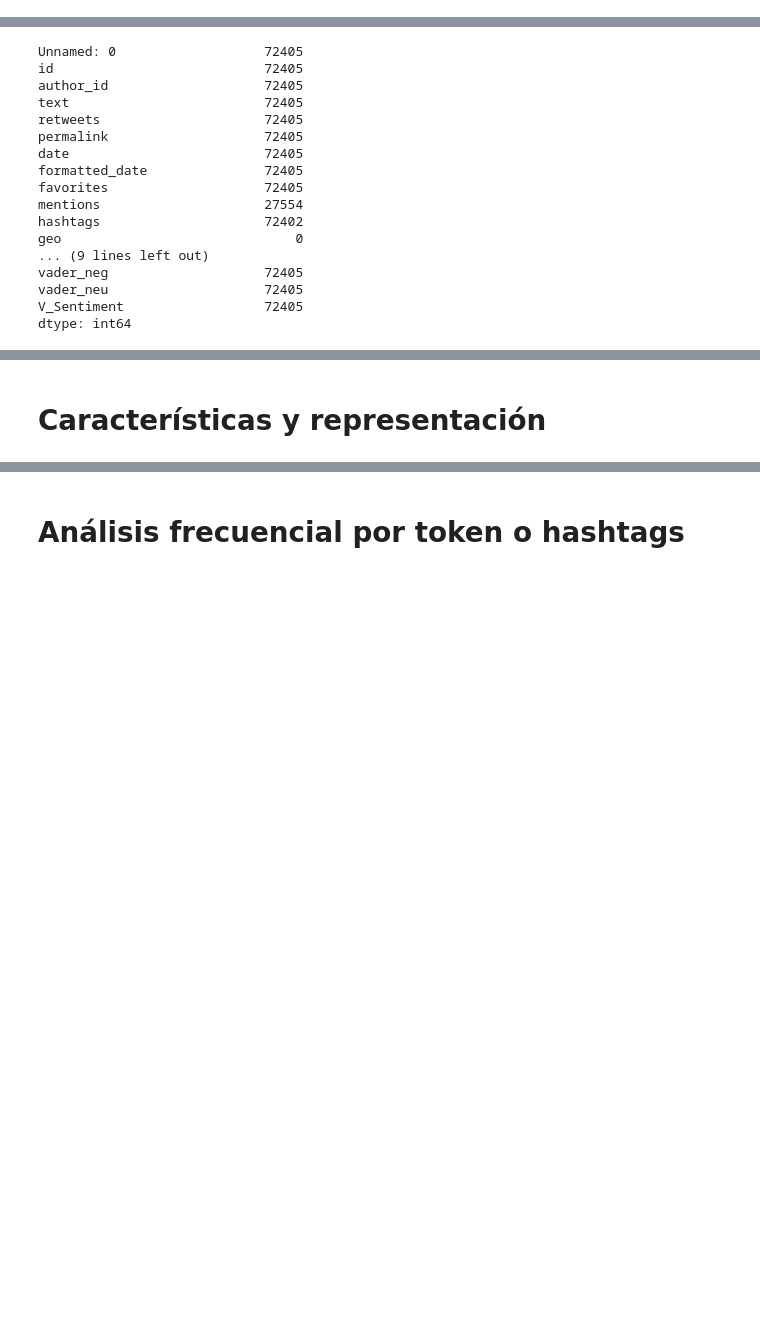
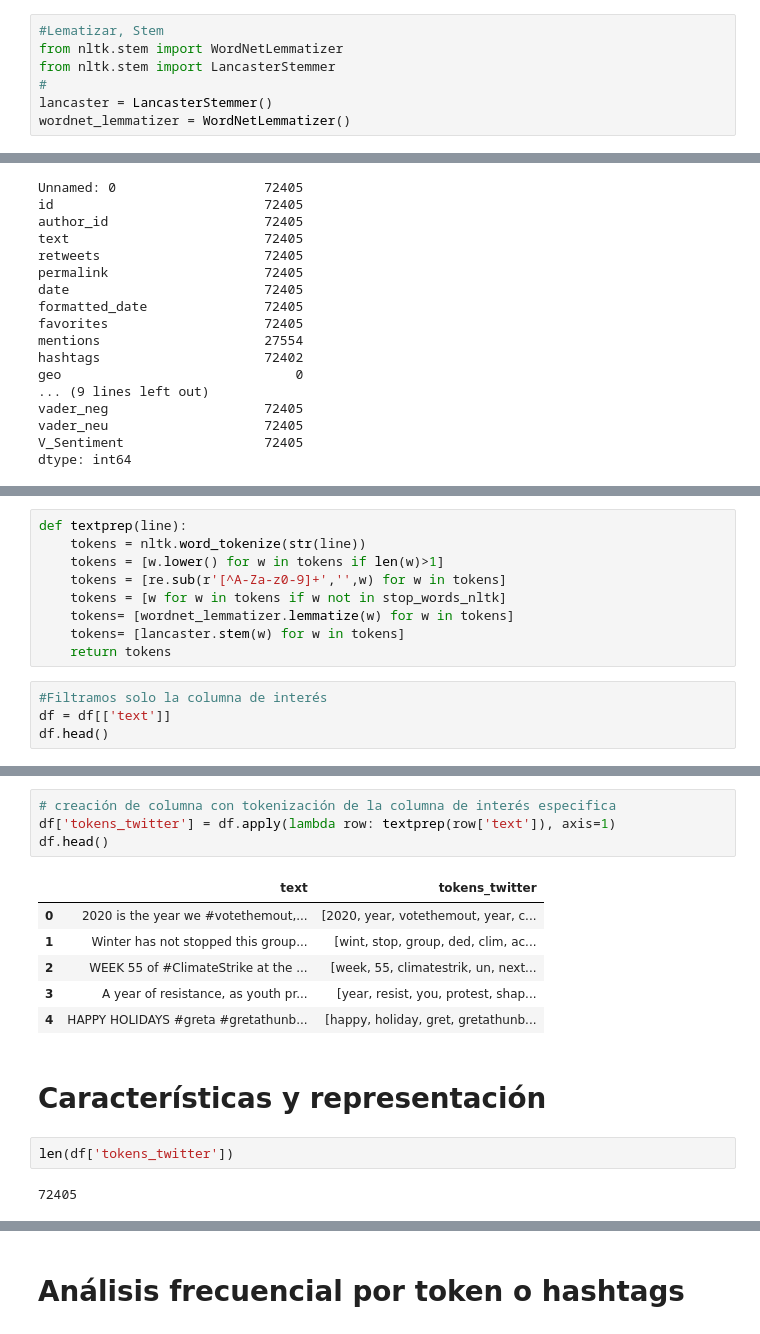
Before and after one commit to lmbd92/st1800-st1801-trabajo3-2261, a Jupyter notebook: Trabajo3Lina_Jose.ipynb, the cells around one changed output, grey strips where cells are left out. Saved outputs shown, nothing was run; the diff lists cells and outputs as text; blank space fills up the shorter version.

```diff
--- a/Trabajo3Lina_Jose.ipynb
+++ b/Trabajo3Lina_Jose.ipynb
@@ -73,0 +96,7 @@ print(stopwords.words('english'))
+# %%
+#Lematizar, Stem
+from nltk.stem import WordNetLemmatizer
+from nltk.stem import LancasterStemmer
+#
+lancaster = LancasterStemmer()
+wordnet_lemmatizer = WordNetLemmatizer()
@@ -110,0 +156,13 @@ dtype: int64
+# %%
+def textprep(line):
+    tokens = nltk.word_tokenize(str(line))
+    tokens = [w.lower() for w in tokens if len(w)>1]
+    tokens = [re.sub(r'[^A-Za-z0-9]+','',w) for w in tokens]
+    tokens = [w for w in tokens if w not in stop_words_nltk]
+    tokens= [wordnet_lemmatizer.lemmatize(w) for w in tokens]
+    tokens= [lancaster.stem(w) for w in tokens]
+    return tokens
+# %%
+#Filtramos solo la columna de interés
+df = df[['text']]
+df.head()
@@ -111,2 +176,17 @@ dtype: int64
+# %%
+# creación de columna con tokenización de la columna de interés especifica
+df['tokens_twitter'] = df.apply(lambda row: textprep(row['text']), axis=1)
+df.head()
+# %% [output]
+|  | text | tokens_twitter |
+| 0 | 2020 is the year we #votethemout,... | [2020, year, votethemout, year, c... |
+| 1 | Winter has not stopped this group... | [wint, stop, group, ded, clim, ac... |
+| 2 | WEEK 55 of #ClimateStrike at the ... | [week, 55, climatestrik, un, next... |
+| 3 | A year of resistance, as youth pr... | [year, resist, you, protest, shap... |
+| 4 | HAPPY HOLIDAYS #greta #gretathunb... | [happy, holiday, gret, gretathunb... |
 # %% [markdown]
 # Características y representación
+# %%
+len(df['tokens_twitter'])
+# %% [output]
+72405
```
Also changed, not shown: parts of 14 cells of this notebook.
